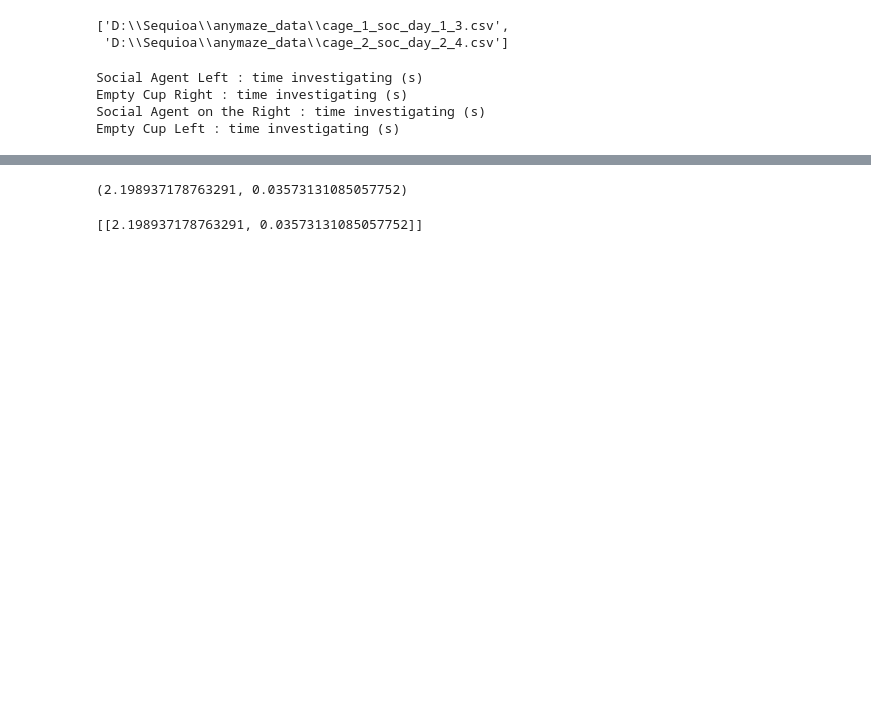
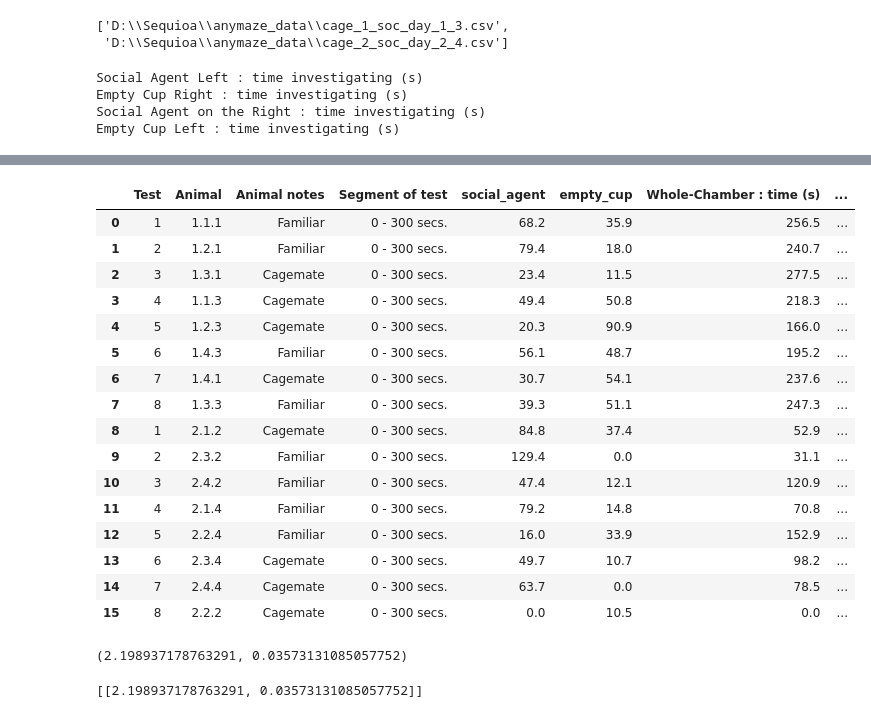
Before and after one commit to tomHep10/diff_fam_social_memory_ephys, a Jupyter notebook: sequioa/CD1M_SM_pilot1.ipynb, the cells around one changed output, grey strips where cells are left out. Drawn from its saved outputs; the diff is of its cells as text; code cells hidden in the pictures; blank space fills up the shorter version.

```diff
--- a/sequioa/CD1M_SM_pilot1.ipynb
+++ b/sequioa/CD1M_SM_pilot1.ipynb
@@ -47,6 +73,26 @@ soc = pd.concat(soc)
 #i want a new dataframe that is the old dataframe new_df = old_df[filter]
 #but i want my old df with a filter old_df[old_df[column_of_interest] == what_youu_want]
 #filter = old_df[column_of_interest] == what_youu_want
+# %%
+soc
+# %% [output]
+|  | Test | Animal | Animal notes | Segment of test | social_agent | empty_cup | Whole-Chamber : time (s) | ... |
+| 0 | 1 | 1.1.1 | Familiar | 0 - 300 secs. | 68.2 | 35.9 | 256.5 | ... |
+| 1 | 2 | 1.2.1 | Familiar | 0 - 300 secs. | 79.4 | 18.0 | 240.7 | ... |
+| 2 | 3 | 1.3.1 | Cagemate | 0 - 300 secs. | 23.4 | 11.5 | 277.5 | ... |
+| 3 | 4 | 1.1.3 | Cagemate | 0 - 300 secs. | 49.4 | 50.8 | 218.3 | ... |
+| 4 | 5 | 1.2.3 | Cagemate | 0 - 300 secs. | 20.3 | 90.9 | 166.0 | ... |
+| 5 | 6 | 1.4.3 | Familiar | 0 - 300 secs. | 56.1 | 48.7 | 195.2 | ... |
+| 6 | 7 | 1.4.1 | Cagemate | 0 - 300 secs. | 30.7 | 54.1 | 237.6 | ... |
+| 7 | 8 | 1.3.3 | Familiar | 0 - 300 secs. | 39.3 | 51.1 | 247.3 | ... |
+| 8 | 1 | 2.1.2 | Cagemate | 0 - 300 secs. | 84.8 | 37.4 | 52.9 | ... |
+| 9 | 2 | 2.3.2 | Familiar | 0 - 300 secs. | 129.4 | 0.0 | 31.1 | ... |
+| 10 | 3 | 2.4.2 | Familiar | 0 - 300 secs. | 47.4 | 12.1 | 120.9 | ... |
+| 11 | 4 | 2.1.4 | Familiar | 0 - 300 secs. | 79.2 | 14.8 | 70.8 | ... |
+| 12 | 5 | 2.2.4 | Familiar | 0 - 300 secs. | 16.0 | 33.9 | 152.9 | ... |
+| 13 | 6 | 2.3.4 | Cagemate | 0 - 300 secs. | 49.7 | 10.7 | 98.2 | ... |
+| 14 | 7 | 2.4.4 | Cagemate | 0 - 300 secs. | 63.7 | 0.0 | 78.5 | ... |
+| 15 | 8 | 2.2.2 | Cagemate | 0 - 300 secs. | 0.0 | 10.5 | 0.0 | ... |
 # %%
 # Initialize an empty list to store t-test results
 t_test_results = []
```
Also changed, not shown: parts of 16 cells of this notebook.
